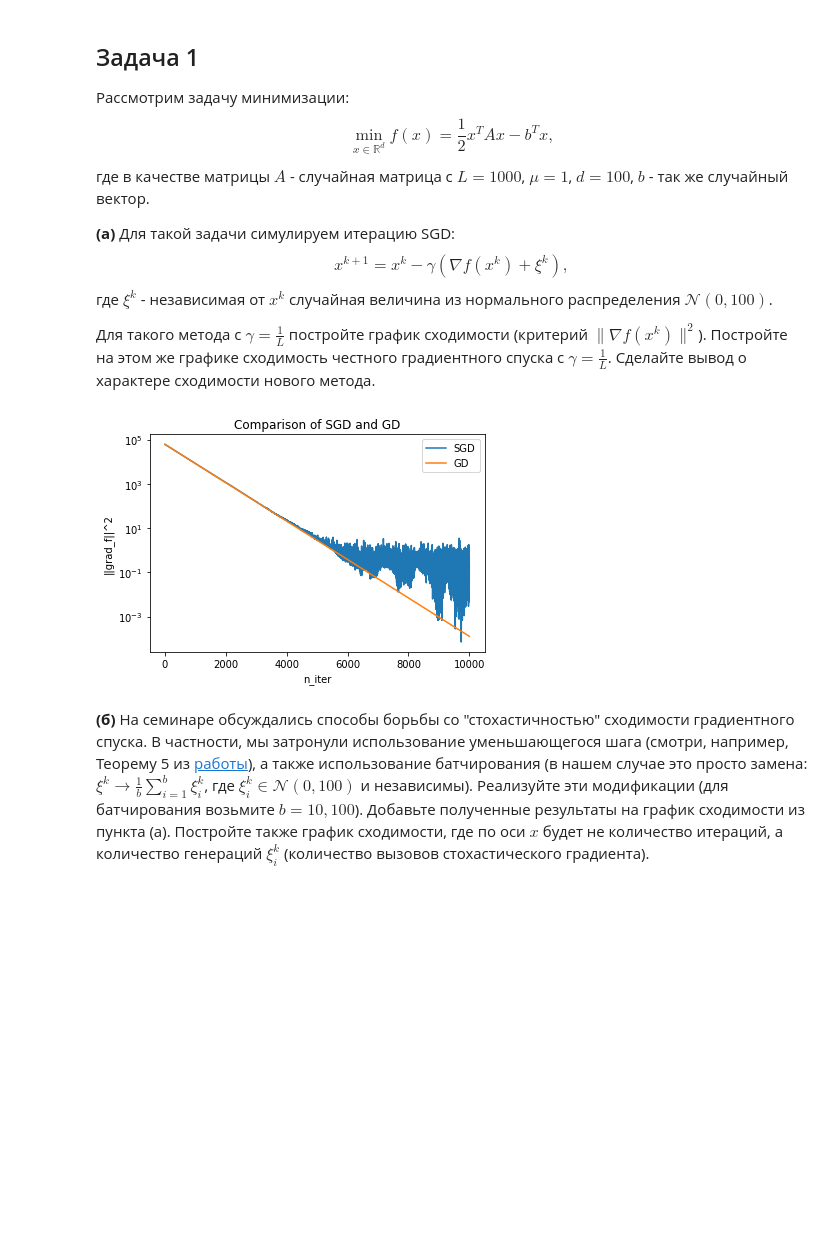
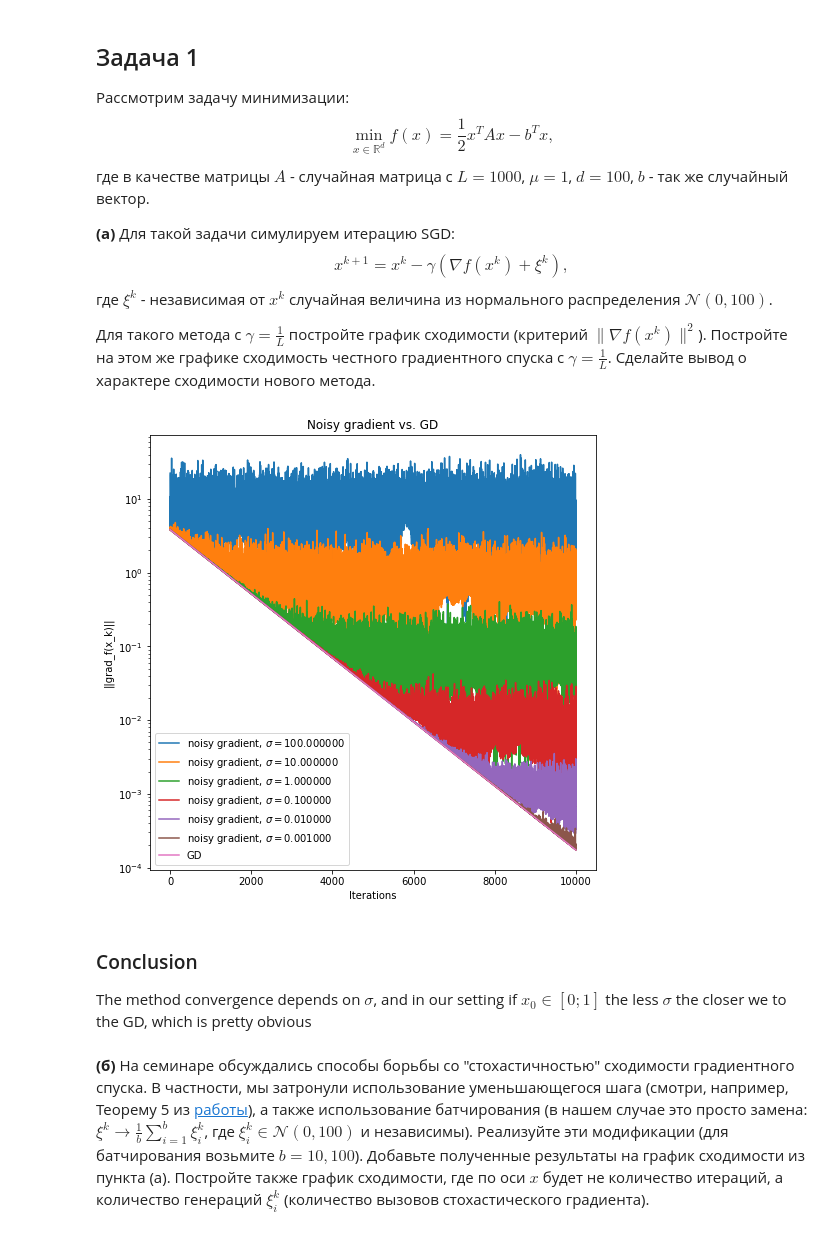
Before and after one commit to k2a07/MIPT-homeworks, a Jupyter notebook: Acharya_Kirill_Optimization_HW_5.ipynb, the cells around one changed output. Cells and saved outputs as stored; diff of their text form; code cells hidden in the pictures; blank space fills up the shorter version.

Commit message:
added hw5 without conclusion

```diff
--- a/Acharya_Kirill_Optimization_HW_5.ipynb
+++ b/Acharya_Kirill_Optimization_HW_5.ipynb
@@ -30,22 +30,45 @@ $$
 import my_optimization as opt
 import numpy as np
 # %%
-L, mu, d = 1000, 1, 100
-n_iter  = 10000
-A = opt.gen_A(d, mu, L)
-b, x_0 = np.random.normal(20, 10, d), np.random.normal(0, 10, d)
-lr = 1/L
+#optimization problem
+args = {}
+args['L'], args['mu'], args['d'] = 1000, 1, 100
+args['A'] = opt.gen_A(args['d'], args['mu'], args['L'])
+args['b'], x_0 = np.random.random_sample(args['d']), np.random.random_sample(args['d'])
-# %%
-iterations = [i + 1 for i in range(n_iter)]
-SGD_points = opt.Grad_Optimizer(n_iter, A, lr, b, x_0, optimizer = "SGD")
-GD_points = opt.Grad_Optimizer(n_iter, A, lr, b, x_0, optimizer = "GD")
-SGD_criteria_points = opt.criteria_points(A, b, SGD_points, criteria_type = "||grad_f||^2")
-GD_criteria_points = opt.criteria_points(A, b, GD_points, criteria_type = "||grad_f||^2")
-y = [SGD_criteria_points, GD_criteria_points]
-label = ["SGD", "GD"]
-
-opt.plot_graphs(iterations, y, label, "Comparison of SGD and GD", logscale = True, criteria_type = "||grad_f||^2")
-# %% [output]
-[figure, removed]
+# %%
+n_iter = 10000
+x, y, labels = [], [], []
+n_iter_arr = [i for i in range(n_iter)]
+
+ksi_sigma_list = [100, 10, 1, 0.1, 0.01, 0.001] #with sigma = 100 the convergence is bad, because the noise is high
+def gamma_const(k, f, grad_f, x_k, x_true, args):
+        return 1/args['L']
+#noisy grad
+for ksi_sigma in ksi_sigma_list:
+   noisy_gd = opt.GradientOptimizer(opt.f_quad, opt.f_quad_grad, x_0 = x_0, criterium = '||grad_f(x_k)||',
+                                args = args, n_iter = n_iter, gamma_k = gamma_const, noisy_gradient_activate=True,
+                                ksi_sigma=ksi_sigma)
+   points_arr, differences_arr, times_arr, acc_arr = noisy_gd.descent()
+   x.append(n_iter_arr)
+   y.append(differences_arr)
+   labels.append(r'noisy gradient, $\sigma = %f$' % ksi_sigma)
+
+#gd
+
+gd = opt.GradientOptimizer(opt.f_quad, opt.f_quad_grad, x_0 = x_0, criterium = '||grad_f(x_k)||',
+                                args = args, n_iter = n_iter, gamma_k = gamma_const)
+points_arr, differences_arr, times_arr, acc_arr = gd.descent()
+x.append(n_iter_arr)
+y.append(differences_arr)
+labels.append(r'GD')
+# %%
+opt.plot_graphs(x, y, x_label = "Iterations", lines_labels = labels, title = 'Noisy gradient vs. GD',
+                        logscale = True, criteria_type = "||grad_f(x_k)||")
+# %% [output]
+[figure, added]
+# %% [markdown]
+### Conclusion
+
+The method convergence depends on $\sigma$, and in our setting if $x_0 \in [0;1]$ the less $\sigma$ the closer we to the GD, which is pretty obvious
 # %% [markdown]
 __(б)__ На семинаре обсуждались способы борьбы со "стохастичностью" сходимости градиентного спуска. В частности, мы затронули использование уменьшающегося шага (смотри, например, Теорему 5 из [работы](https://arxiv.org/pdf/1907.04232.pdf)), а также использование батчирования (в нашем случае это просто замена: $\xi^k \to \frac{1}{b} \sum\limits_{i=1}^b \xi^k_i$, где $\xi^k_i \in \mathcal{N}(0, 100)$ и независимы). Реализуйте эти модификации (для батчирования возьмите $b = 10 , 100$). Добавьте полученные результаты на график сходимости из пункта (а). Постройте также график сходимости, где по оси $x$ будет не количество итераций, а количество генераций $\xi^k_i$ (количество вызовов стохастического градиента).
```
Also changed, not shown: parts of 30 cells of this notebook, 1 other file.
